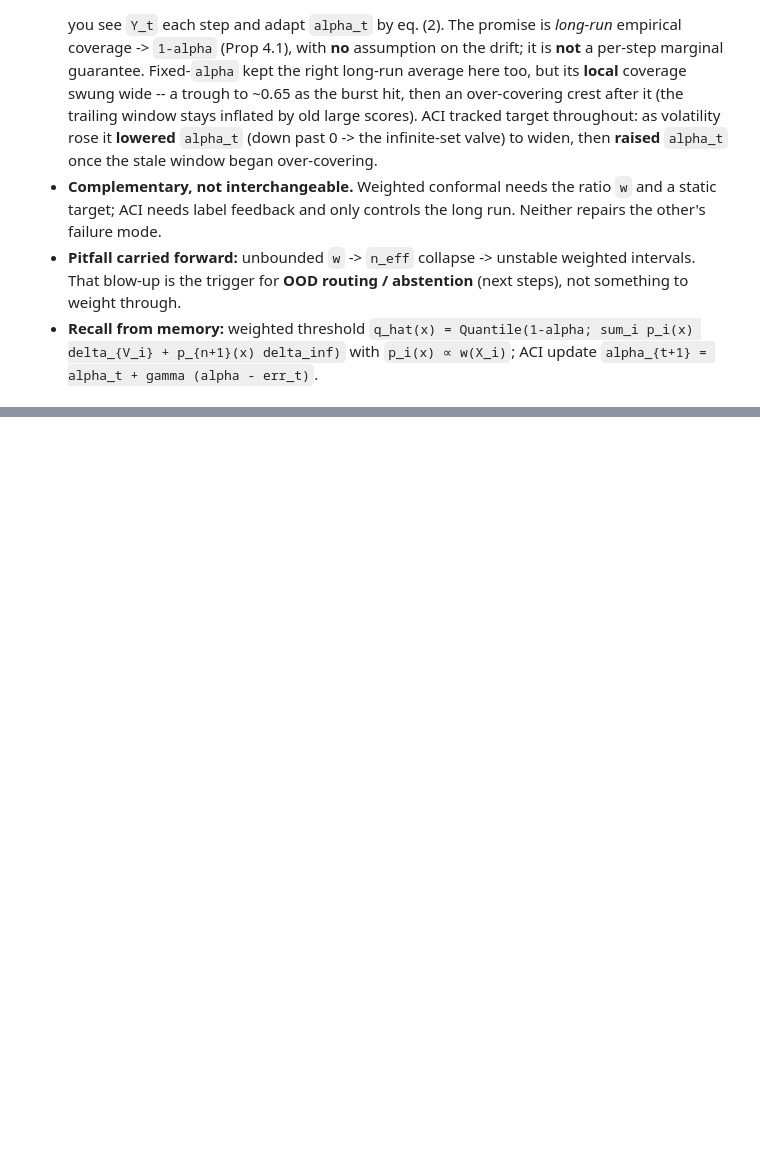
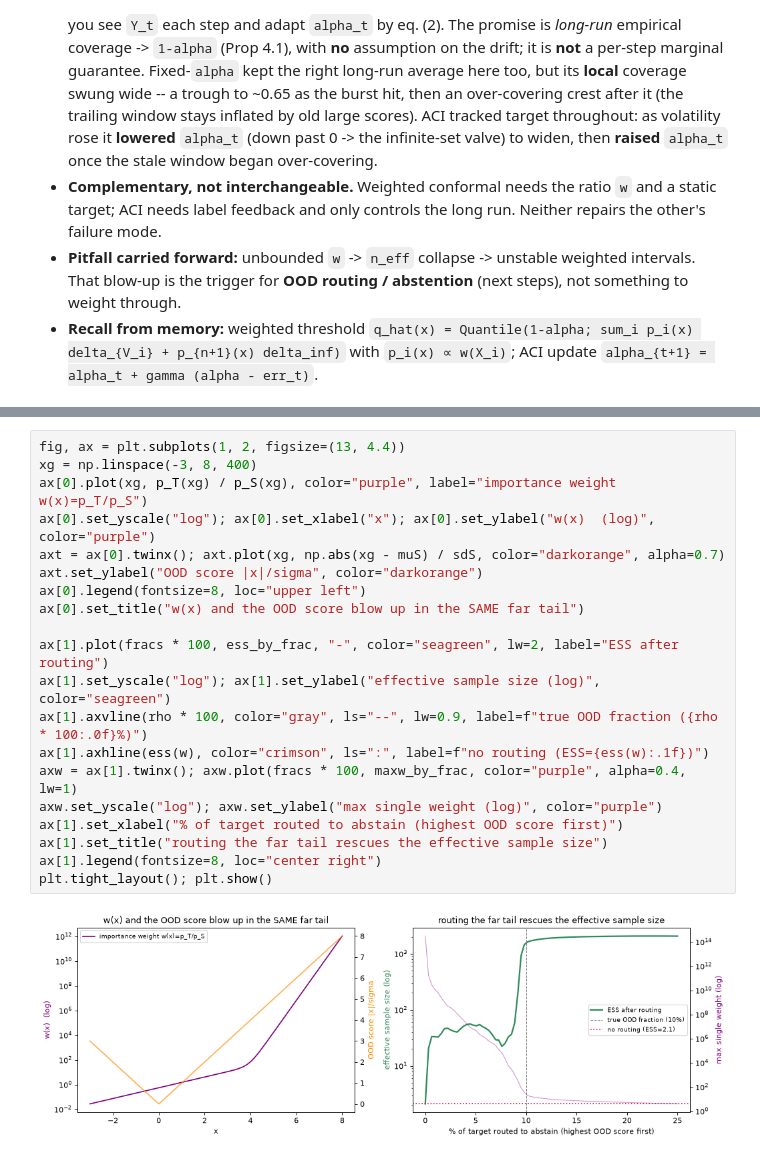
Before and after one commit to Toepatella/calibrated-selective-prediction-clinical-shift, a Jupyter notebook: phase0_learning.ipynb, the cells around one changed output, grey strips where cells are left out. Drawn from its saved outputs; the diff is of its cells as text; blank space fills up the shorter version.

```diff
--- a/phase0_learning.ipynb
+++ b/phase0_learning.ipynb
@@ -1159,0 +1385,22 @@ plt.tight_layout(); plt.show()
+# %%
+fig, ax = plt.subplots(1, 2, figsize=(13, 4.4))
+xg = np.linspace(-3, 8, 400)
+ax[0].plot(xg, p_T(xg) / p_S(xg), color="purple", label="importance weight w(x)=p_T/p_S")
+ax[0].set_yscale("log"); ax[0].set_xlabel("x"); ax[0].set_ylabel("w(x)  (log)", color="purple")
+axt = ax[0].twinx(); axt.plot(xg, np.abs(xg - muS) / sdS, color="darkorange", alpha=0.7)
+axt.set_ylabel("OOD score |x|/sigma", color="darkorange")
+ax[0].legend(fontsize=8, loc="upper left")
+ax[0].set_title("w(x) and the OOD score blow up in the SAME far tail")
+
+ax[1].plot(fracs * 100, ess_by_frac, "-", color="seagreen", lw=2, label="ESS after routing")
+ax[1].set_yscale("log"); ax[1].set_ylabel("effective sample size (log)", color="seagreen")
+ax[1].axvline(rho * 100, color="gray", ls="--", lw=0.9, label=f"true OOD fraction ({rho * 100:.0f}%)")
+ax[1].axhline(ess(w), color="crimson", ls=":", label=f"no routing (ESS={ess(w):.1f})")
+axw = ax[1].twinx(); axw.plot(fracs * 100, maxw_by_frac, color="purple", alpha=0.4, lw=1)
+axw.set_yscale("log"); axw.set_ylabel("max single weight (log)", color="purple")
+ax[1].set_xlabel("% of target routed to abstain (highest OOD score first)")
+ax[1].set_title("routing the far tail rescues the effective sample size")
+ax[1].legend(fontsize=8, loc="center right")
+plt.tight_layout(); plt.show()
+# %% [output]
+[figure, added]
```
Also changed, not shown: parts of 10 cells of this notebook, 1 other file.
